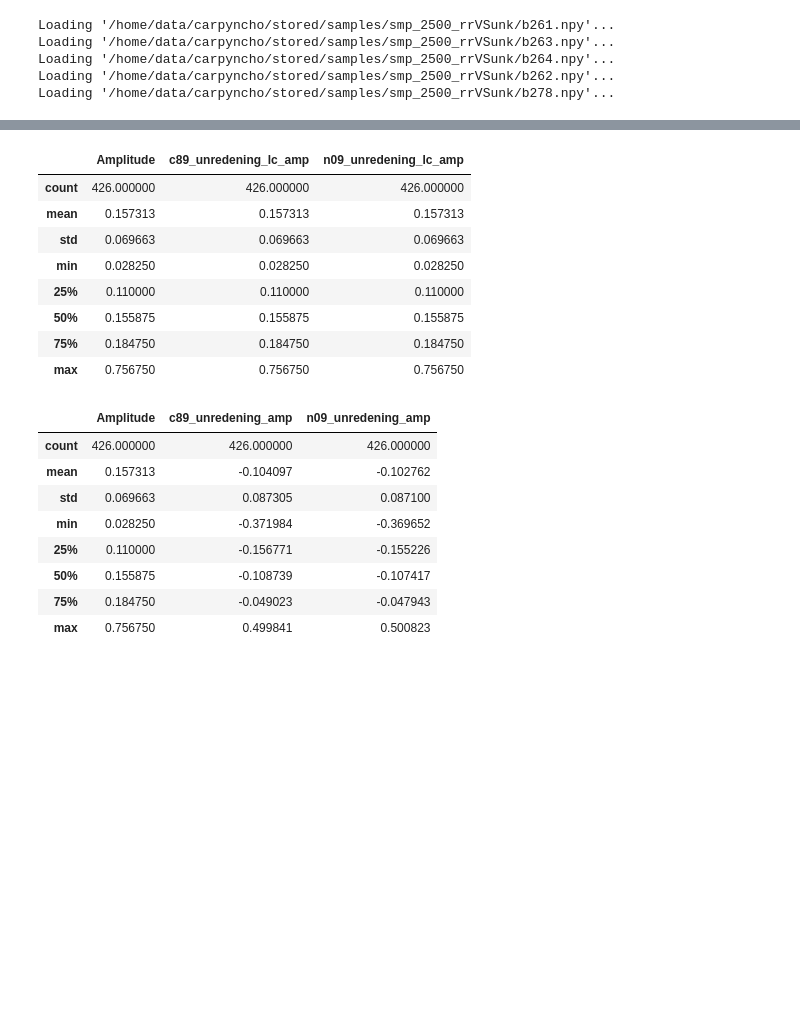
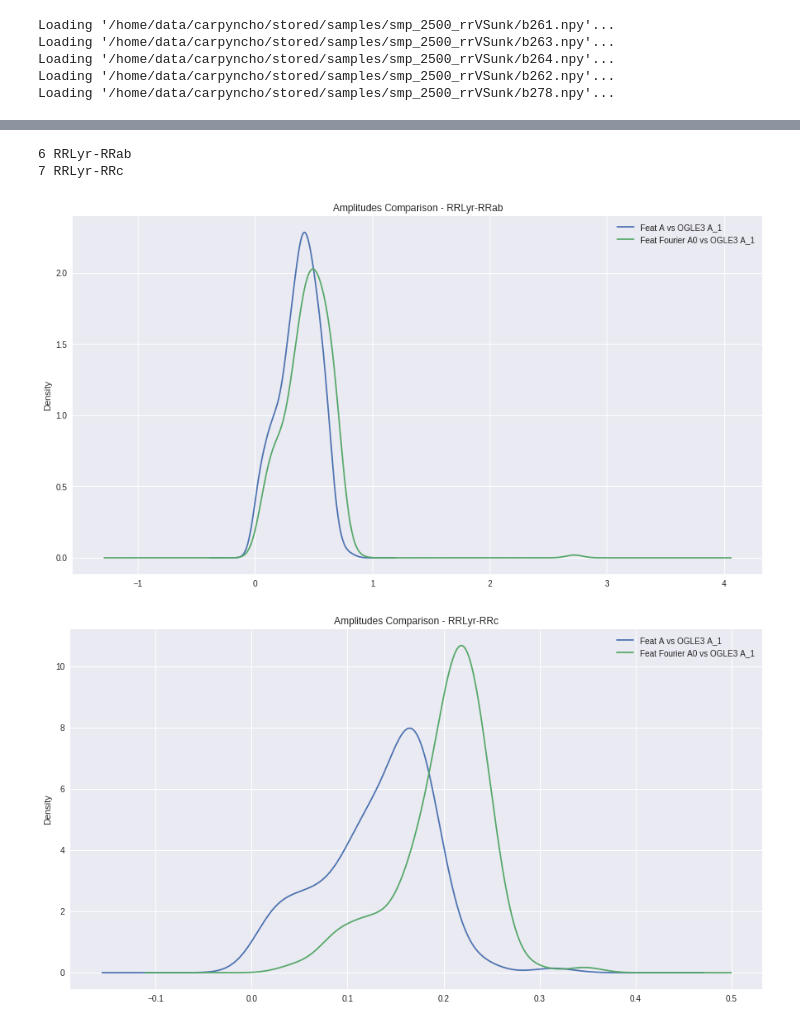
Before and after one commit to carpyncho/vvv_gen_catalog, a Jupyter notebook: experiments/amplitude_cmp.ipynb, the cells around one changed output, grey strips where cells are left out. Saved outputs shown, nothing was run; the diff lists cells and outputs as text; code cells hidden in the pictures; blank space fills up the shorter version.

```diff
--- a/experiments/amplitude_cmp.ipynb
+++ b/experiments/amplitude_cmp.ipynb
@@ -87,53 +80,12 @@ tile["n09_ejk_vvv"] = tile["n09_aj_vvv"] - tile["n09_ak_vvv"]
-# %%
-import math
-def amplitude(magnitude):
-    N = len(magnitude)
-    sorted_mag = np.sort(magnitude)
-
-    amplitude = (np.median(sorted_mag[-int(math.ceil(0.05 * N)):]) -
-                 np.median(sorted_mag[0:int(math.ceil(0.05 * N))])) / 2.0
-    return amplitude
-
-def get_unred_light_curve_A(id, paper):
-    ejk_key = "{}_ejk_vvv".format(paper)
-    ejk = tile[tile.id==id][ejk_key].values[0]
-    lc = obs[obs.bm_src_id == id]
-    mags = lc.pwp_stack_src_mag3.values - ejk
-    return amplitude(mags)
-
-
-df["c89_unredening_lc_amp"] = df.id.apply(lambda i: get_unred_light_curve_A(i, "c89"))
-df["n09_unredening_lc_amp"] = df.id.apply(lambda i: get_unred_light_curve_A(i, "n09"))
-# %%
-df[["Amplitude", "c89_unredening_lc_amp", "n09_unredening_lc_amp"]].describe()
-# %% [output]
-|  | Amplitude | c89_unredening_lc_amp | n09_unredening_lc_amp |
-| count | 426.000000 | 426.000000 | 426.000000 |
-| mean | 0.157313 | 0.157313 | 0.157313 |
-| std | 0.069663 | 0.069663 | 0.069663 |
-| min | 0.028250 | 0.028250 | 0.028250 |
-| 25% | 0.110000 | 0.110000 | 0.110000 |
-| 50% | 0.155875 | 0.155875 | 0.155875 |
-| 75% | 0.184750 | 0.184750 | 0.184750 |
-| max | 0.756750 | 0.756750 | 0.756750 |
-# %%
-def get_unred_A(ia, paper):
-    ejk_key = "{}_ejk_vvv".format(paper)
-    ejk = tile[tile.id==ia.id][ejk_key].values[0]
-    return ia.Amplitude - np.abs(ejk)
-
-
-df["c89_unredening_amp"] = df[["id", "Amplitude"]].apply(lambda ia: get_unred_A(ia, "c89"), axis=1)
-df["n09_unredening_amp"] = df[["id", "Amplitude"]].apply(lambda ia: get_unred_A(ia, "n09"), axis=1)
-# %%
-df[["Amplitude", "c89_unredening_amp", "n09_unredening_amp"]].describe()
-# %% [output]
-|  | Amplitude | c89_unredening_amp | n09_unredening_amp |
-| count | 426.000000 | 426.000000 | 426.000000 |
-| mean | 0.157313 | -0.104097 | -0.102762 |
-| std | 0.069663 | 0.087305 | 0.087100 |
-| min | 0.028250 | -0.371984 | -0.369652 |
-| 25% | 0.110000 | -0.156771 | -0.155226 |
-| 50% | 0.155875 | -0.108739 | -0.107417 |
-| 75% | 0.184750 | -0.049023 | -0.047943 |
-| max | 0.756750 | 0.499841 | 0.500823 |
+# %%
+for cls in set(df.cls):
+    if cls == 8:
+        continue
+    print cls, cls_name[cls]
+    df[df.cls==cls][columns[1:]].plot.kde(title="Amplitudes Comparison - " + cls_name[cls]);
+#     df[df.cls==cls][columns].plot.kde(title="Amplitudes Comparison " + cls_name[cls], ax=ax);
+# %% [output]
+6 RRLyr-RRab
+7 RRLyr-RRc
+[figure, added]
+[figure, added]
```
Also changed, not shown: parts of 5 cells of this notebook, 1 other file.
